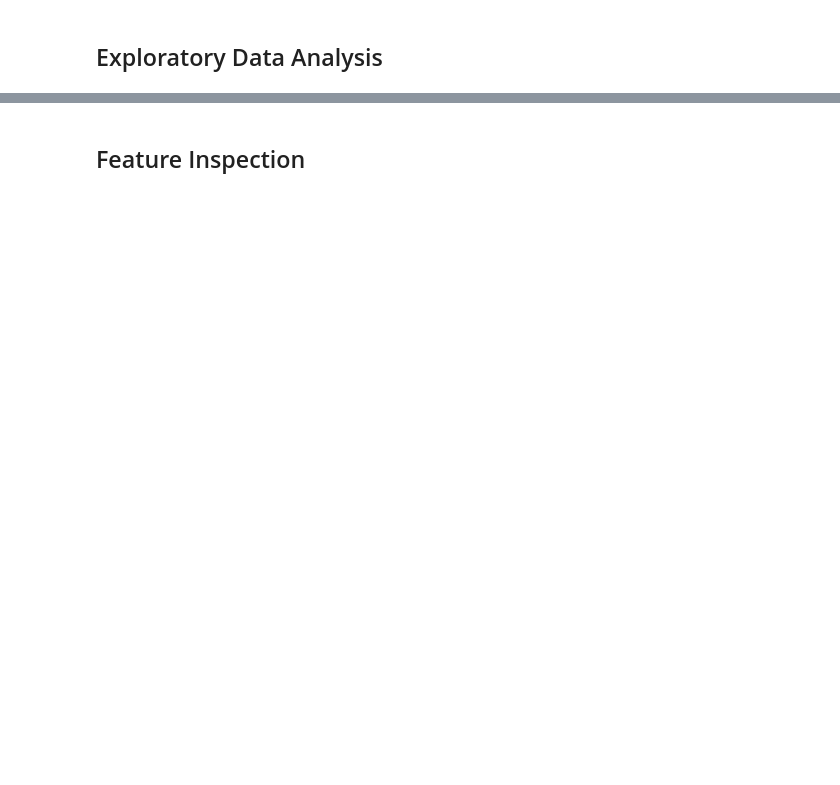
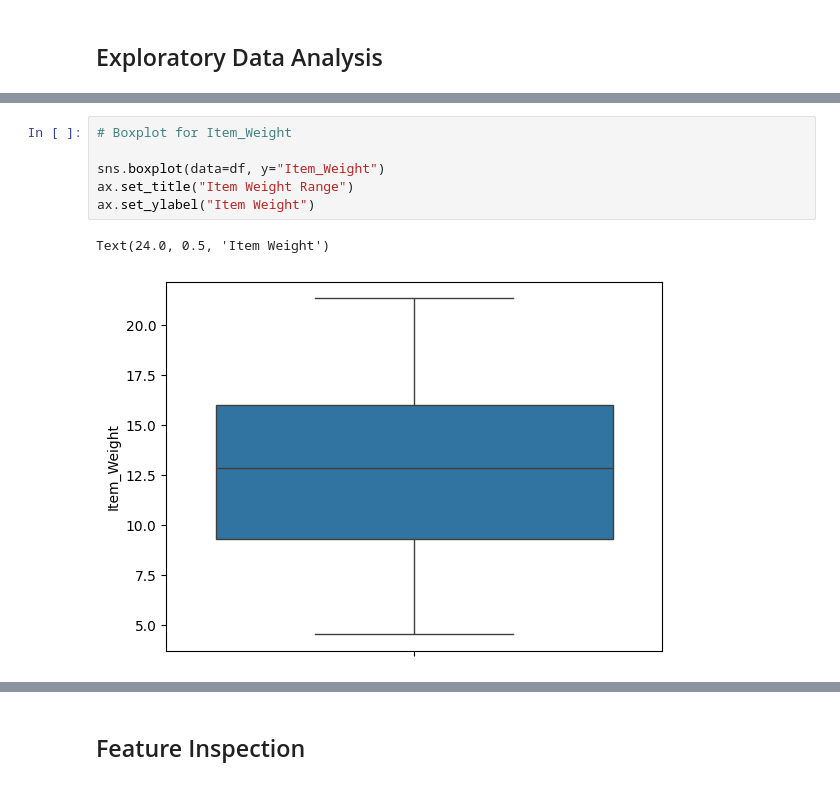
Before and after one commit to hamiid96/Prediction-of-Product-Sales, a Jupyter notebook: Copy_of_Untitled8.ipynb, the cells around one changed output, grey strips where cells are left out. Cells and saved outputs as stored; diff of their text form; blank space fills up the shorter version.

```diff
--- a/Copy_of_Untitled8.ipynb
+++ b/Copy_of_Untitled8.ipynb
@@ -183,0 +206,9 @@ df["Item_Weight"].isna().sum()
+# %%
+# Boxplot for Item_Weight
+
+sns.boxplot(data=df, y="Item_Weight")
+ax.set_title("Item Weight Range")
+ax.set_ylabel("Item Weight")
+# %% [output]
+Text(24.0, 0.5, 'Item Weight')
+[figure, added]
```
Also changed, not shown: parts of 4 cells of this notebook.
